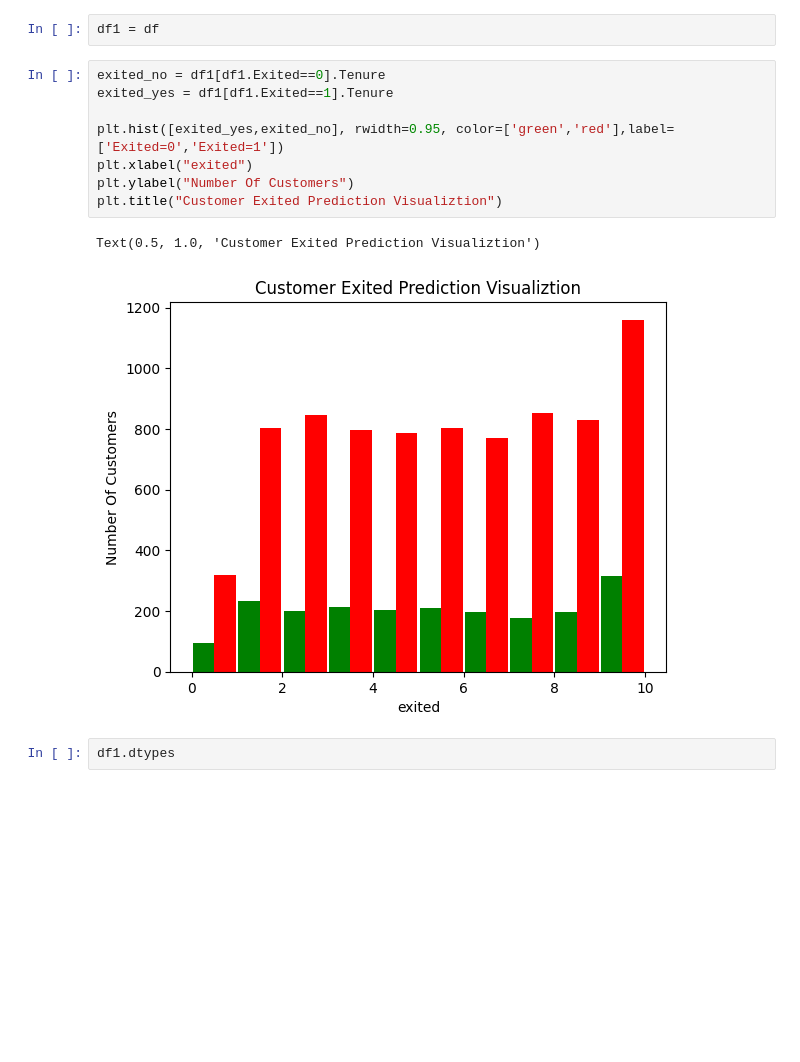
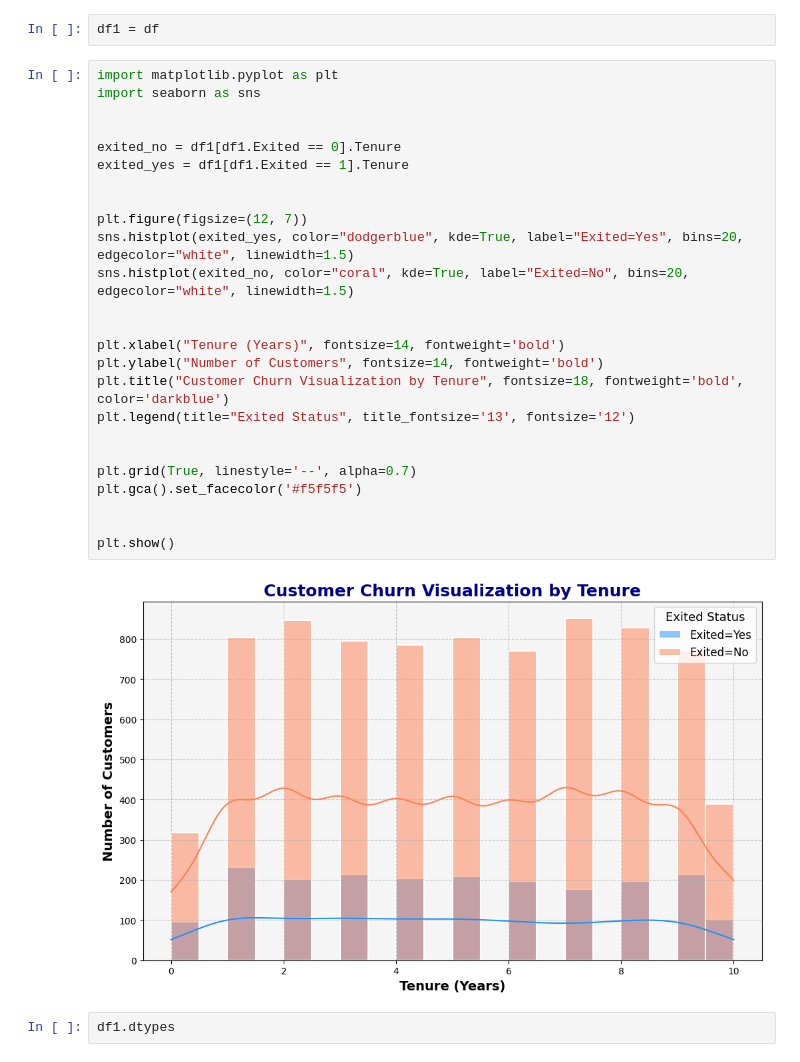
Before and after one commit to harish-03-11/Bank-churn-customers-with-sampling, a Jupyter notebook: Har_Bank_Customer_Churn_with_sampling.ipynb, the cells around one changed output. Saved outputs shown, nothing was run; the diff lists cells and outputs as text; blank space fills up the shorter version.

```diff
--- a/Har_Bank_Customer_Churn_with_sampling.ipynb
+++ b/Har_Bank_Customer_Churn_with_sampling.ipynb
@@ -98,17 +100,33 @@ df
 df.drop(["CustomerId","RowNumber",'Surname','Geography'], axis = 1,inplace=True)
 # %%
 df1 = df
-# %%
-exited_no = df1[df1.Exited==0].Tenure
-exited_yes = df1[df1.Exited==1].Tenure
-
-plt.hist([exited_yes,exited_no], rwidth=0.95, color=['green','red'],label=['Exited=0','Exited=1'])
-plt.xlabel("exited")
-plt.ylabel("Number Of Customers")
-plt.title("Customer Exited Prediction Visualiztion")
-# %% [output]
-Text(0.5, 1.0, 'Customer Exited Prediction Visualiztion')
-[figure, removed]
+# %%
+import matplotlib.pyplot as plt
+import seaborn as sns
+
+
+exited_no = df1[df1.Exited == 0].Tenure
+exited_yes = df1[df1.Exited == 1].Tenure
+
+
+plt.figure(figsize=(12, 7))
+sns.histplot(exited_yes, color="dodgerblue", kde=True, label="Exited=Yes", bins=20, edgecolor="white", linewidth=1.5)
+sns.histplot(exited_no, color="coral", kde=True, label="Exited=No", bins=20, edgecolor="white", linewidth=1.5)
+
+
+plt.xlabel("Tenure (Years)", fontsize=14, fontweight='bold')
+plt.ylabel("Number of Customers", fontsize=14, fontweight='bold')
+plt.title("Customer Churn Visualization by Tenure", fontsize=18, fontweight='bold', color='darkblue')
+plt.legend(title="Exited Status", title_fontsize='13', fontsize='12')
+
+
+plt.grid(True, linestyle='--', alpha=0.7)
+plt.gca().set_facecolor('#f5f5f5')
+
+
+plt.show()
+# %% [output]
+[figure, added]
 # %%
 df1.dtypes
 # %% [output]
```
Also changed, not shown: parts of 34 cells of this notebook.
